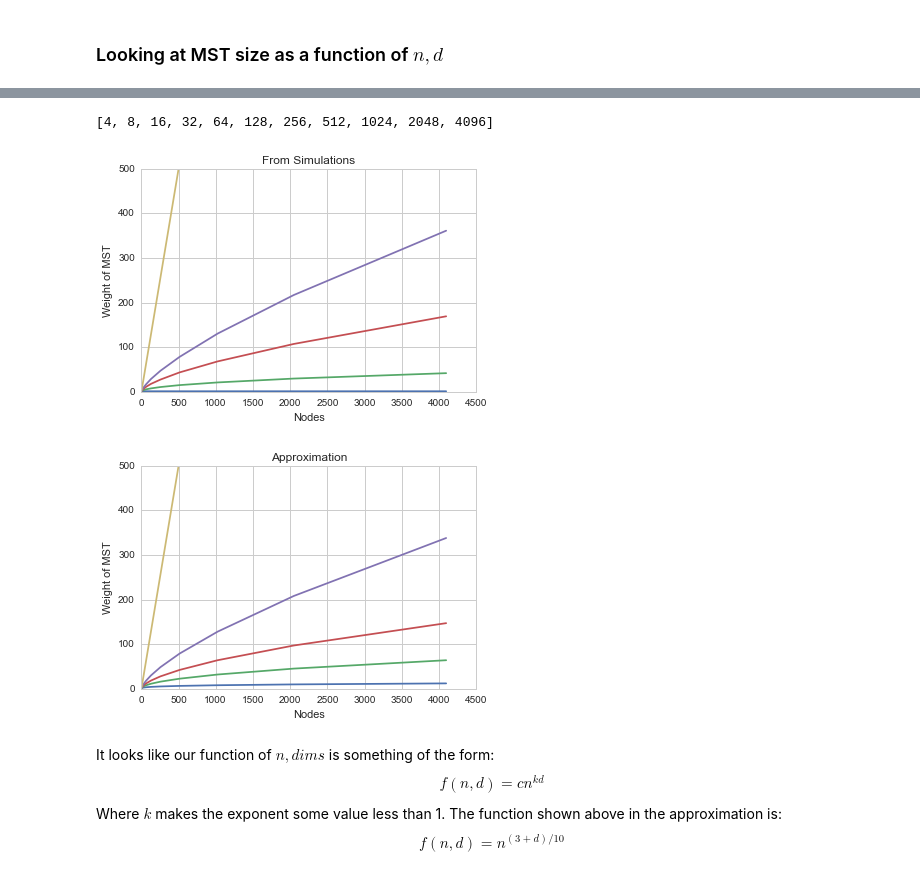
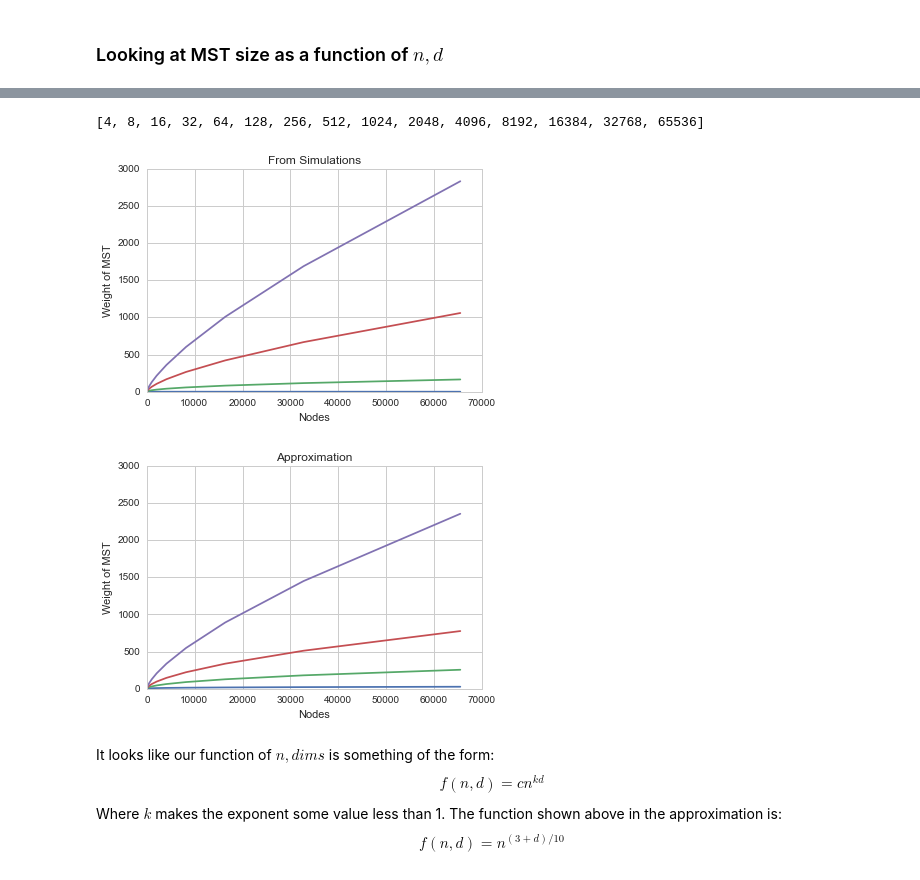
Before and after one commit to ryandkerr/cs124-mst, a Jupyter notebook: graphs.ipynb, the cells around one changed output, grey strips where cells are left out. Drawn from its saved outputs; the diff is of its cells as text; code cells hidden in the pictures.

```diff
--- a/graphs.ipynb
+++ b/graphs.ipynb
@@ -37,41 +29,40 @@ log(...)
 x = list(summary[summary.Dimension == 4].Nodes)
 y0 = list(summary[summary.Dimension == 0].Size)
 y2 = list(summary[summary.Dimension == 2].Size)
 y3 = list(summary[summary.Dimension == 3].Size)
 y4 = list(summary[summary.Dimension == 4].Size)
 
 print x
 
 
 def func(n, const, dims):
 #     return math.log(math.pow(x, n), n+2)
 #     return math.log(n, 1.0 + 1.0/(math.pow(dims, 2)+1))
     return math.pow(n, (3.0+dims)/10.0)
 
 yf0 = [func(n, 1, 0) for n in x]
 yf2 = [func(n, 1, 2) for n in x]
 yf3 = [func(n, 1, 3) for n in x]
 yf4 = [func(n, 1, 4) for n in x]
 
 
-
-plt.plot(x, y0, x, y2, x, y3, x, y4, x, x)
+plt.plot(x, y0, x, y2, x, y3, x, y4,)
 plt.xlabel("Nodes")
 plt.ylabel("Weight of MST")
 plt.title("From Simulations")
-plt.ylim([0, 500])
+plt.ylim([0, 3000])
 plt.show()
 
-plt.plot(x, yf0, x, yf2, x, yf3, x, yf4, x, x)
+plt.plot(x, yf0, x, yf2, x, yf3, x, yf4,)
 plt.xlabel("Nodes")
 plt.ylabel("Weight of MST")
 plt.title("Approximation")
-plt.ylim([0, 500])
+plt.ylim([0, 3000])
 plt.show()
 # %% [output]
-[4, 8, 16, 32, 64, 128, 256, 512, 1024, 2048, 4096]
+[4, 8, 16, 32, 64, 128, 256, 512, 1024, 2048, 4096, 8192, 16384, 32768, 65536]
-[figure, old version]
+[figure, new version]
-[figure, old version]
+[figure, new version]
 # %% [markdown]
 It looks like our function of $n, dims$ is something of the form:
 $$f(n, d) = cn^{kd}$$
```
Also changed, not shown: parts of 4 cells of this notebook, 2 other files.
